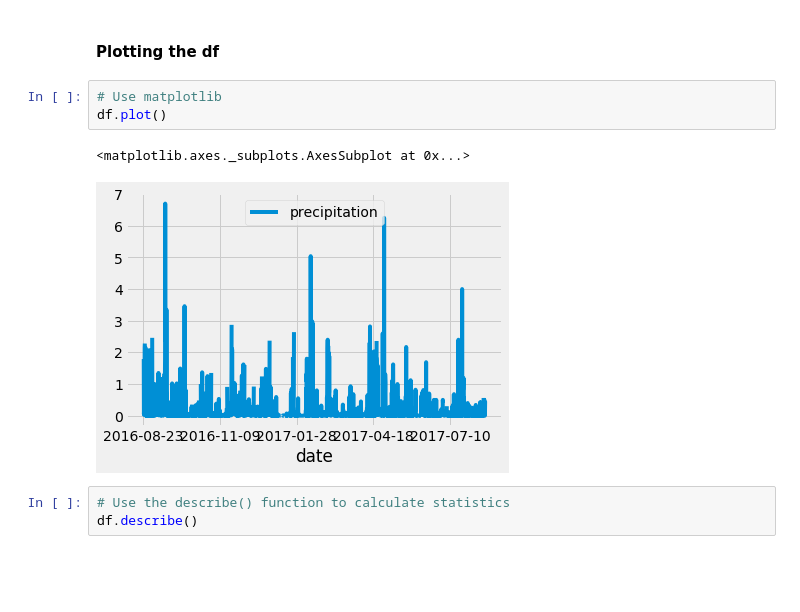
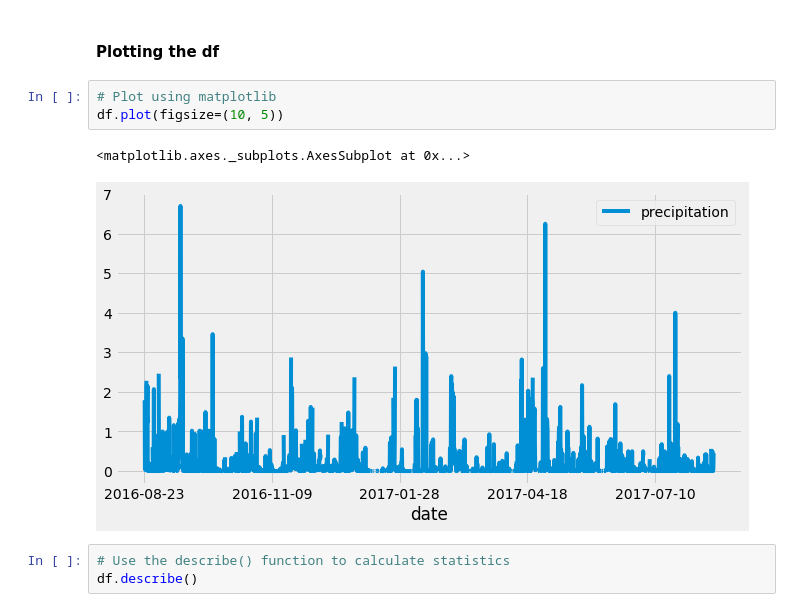
Before and after one commit to natrockwood/Surfs_Up, a Jupyter notebook: climate_analysis.ipynb, the cells around one changed output. Drawn from its saved outputs; the diff is of its cells as text; blank space fills up the shorter version.

```diff
--- a/climate_analysis.ipynb
+++ b/climate_analysis.ipynb
@@ -151,11 +151,11 @@ print(df.to_string(index=False))
 # %% [markdown]
 #### Plotting the df
 # %%
-# Use matplotlib
-df.plot()
+# Plot using matplotlib
+df.plot(figsize=(10, 5))
 # %% [output]
 <matplotlib.axes._subplots.AxesSubplot at 0x...>
-[figure, old version]
+[figure, new version]
 # %%
 # Use the describe() function to calculate statistics
 df.describe()
```
Also changed, not shown: parts of 6 cells of this notebook.
